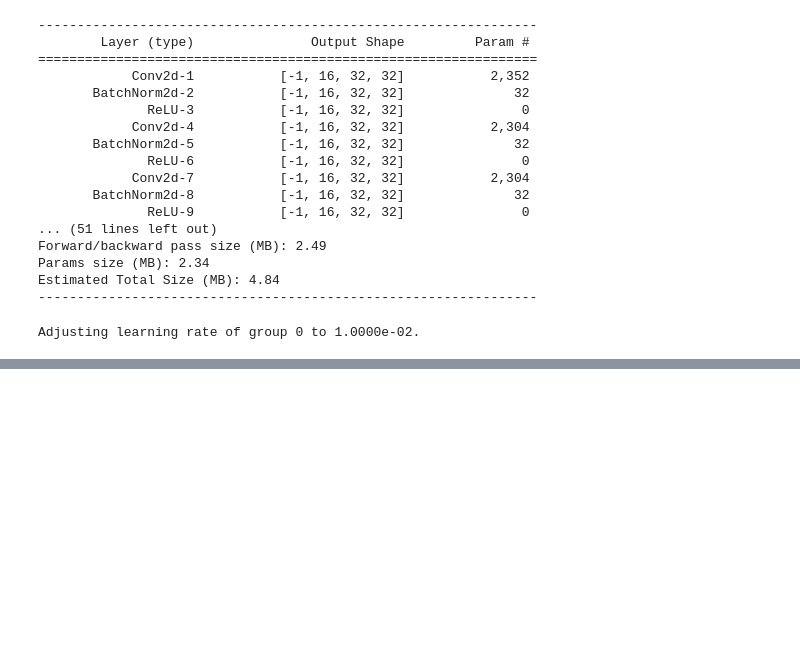
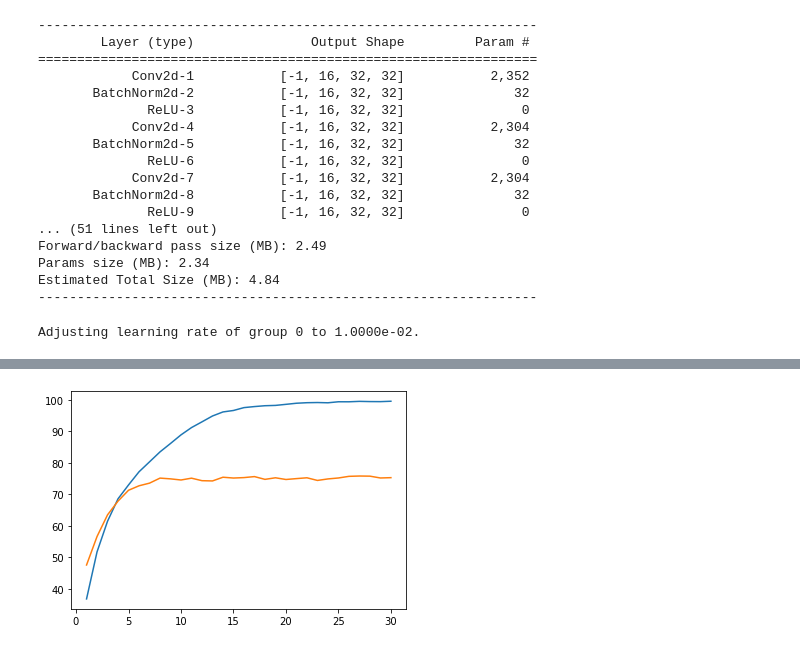
Before and after one commit to smfelixchoi/MATH-DL-study, a Jupyter notebook: 3.CNN/ResNet_PyTorch.ipynb, the cells around one changed output, grey strips where cells are left out. Saved outputs shown, nothing was run; the diff lists cells and outputs as text; code cells hidden in the pictures; blank space fills up the shorter version.

```diff
--- a/3.CNN/ResNet_PyTorch.ipynb
+++ b/3.CNN/ResNet_PyTorch.ipynb
@@ -355,0 +373,7 @@ NameError: name 'losses' is not defined
+# %%
+plt.figure()
+plt.plot(np.arange(1, EPOCHS+1), accs)
+plt.plot(np.arange(1, EPOCHS+1), valid_accs)
+plt.show()
+# %% [output]
+[figure, added]
```
Also changed, not shown: parts of 7 cells of this notebook, 3 other files.
